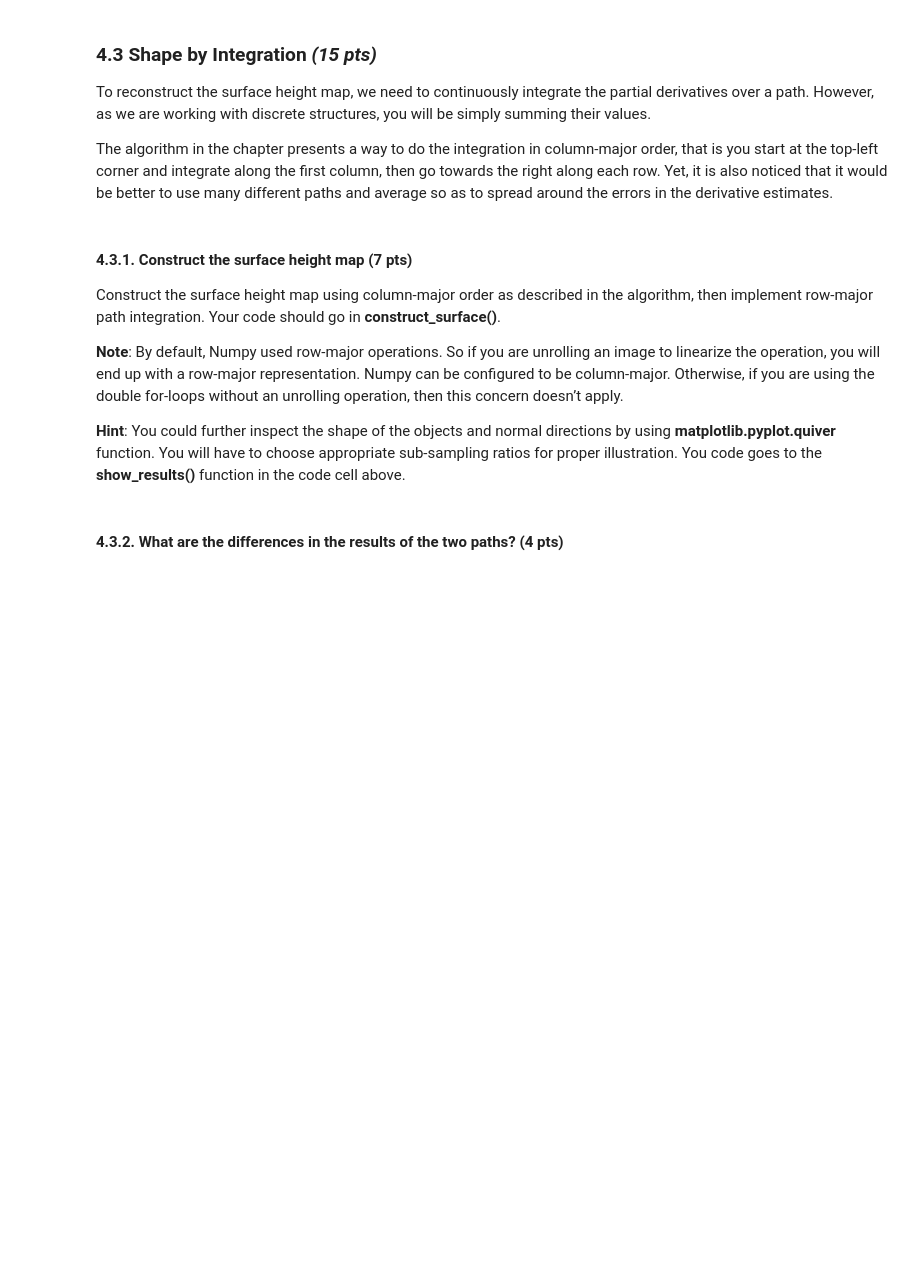
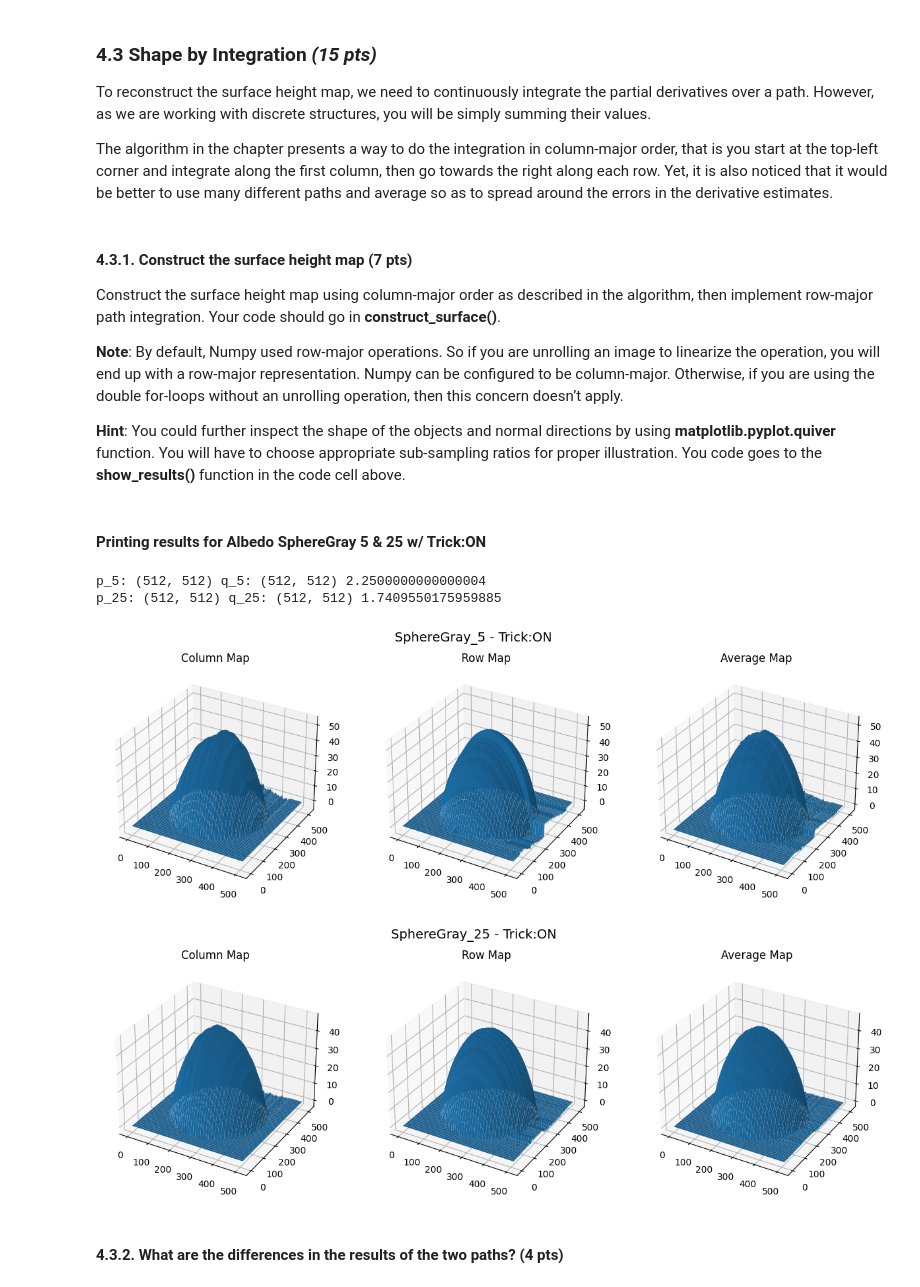
Before and after one commit to danilotpnta/computer_vission1, a Jupyter notebook: Lab1/CV1_Lab1_Students.ipynb, the cells around one changed output. Saved outputs shown, nothing was run; the diff lists cells and outputs as text; code cells hidden in the pictures; blank space fills up the shorter version.

```diff
--- a/Lab1/CV1_Lab1_Students.ipynb
+++ b/Lab1/CV1_Lab1_Students.ipynb
@@ -883,3 +916,36 @@ show_results(albedo, norm, height_map)
+# %% [markdown]
+#### Printing results for Albedo SphereGray 5 & 25 w/ Trick:ON
+# %%
+p_5, q_5, SE = check_integrability(normal_5)
+print('p_5:', p_5.shape, 'q_5:', q_5.shape, q_5.max())
+
+p_25, q_25, SE = check_integrability(normal_25)
+print('p_25:', p_25.shape, 'q_25:', q_25.shape, q_25.max())
+# %% [output]
+p_5: (512, 512) q_5: (512, 512) 2.2500000000000004
+p_25: (512, 512) q_25: (512, 512) 1.7409550175959885
+# %%
+# Show all results
+path_type = ['column', 'row', 'average']
+
+# Maps for SphereGray5
+height_map = []
+for i in range(len(path_type)):
+    height_map_ind = construct_surface(p_5, q_5, path_type=path_type[i])
+    height_map.append(height_map_ind)
+
+show_results(height_map=height_map, path_type=path_type, num_imgs=5)
+
+# Maps for SphereGray25
+height_map = []
+for i in range(len(path_type)):
+    height_map_ind = construct_surface(p_25, q_25, path_type=path_type[i])
+    height_map.append(height_map_ind)
+
+show_results(height_map=height_map, path_type=path_type, num_imgs=25)
+# %% [output]
+[figure, added]
+[figure, added]
 # %% [markdown]
 #### 4.3.2. What are the differences in the results of the two paths? (4 pts)
 # %% [markdown]
```
Also changed, not shown: parts of 13 cells of this notebook.
